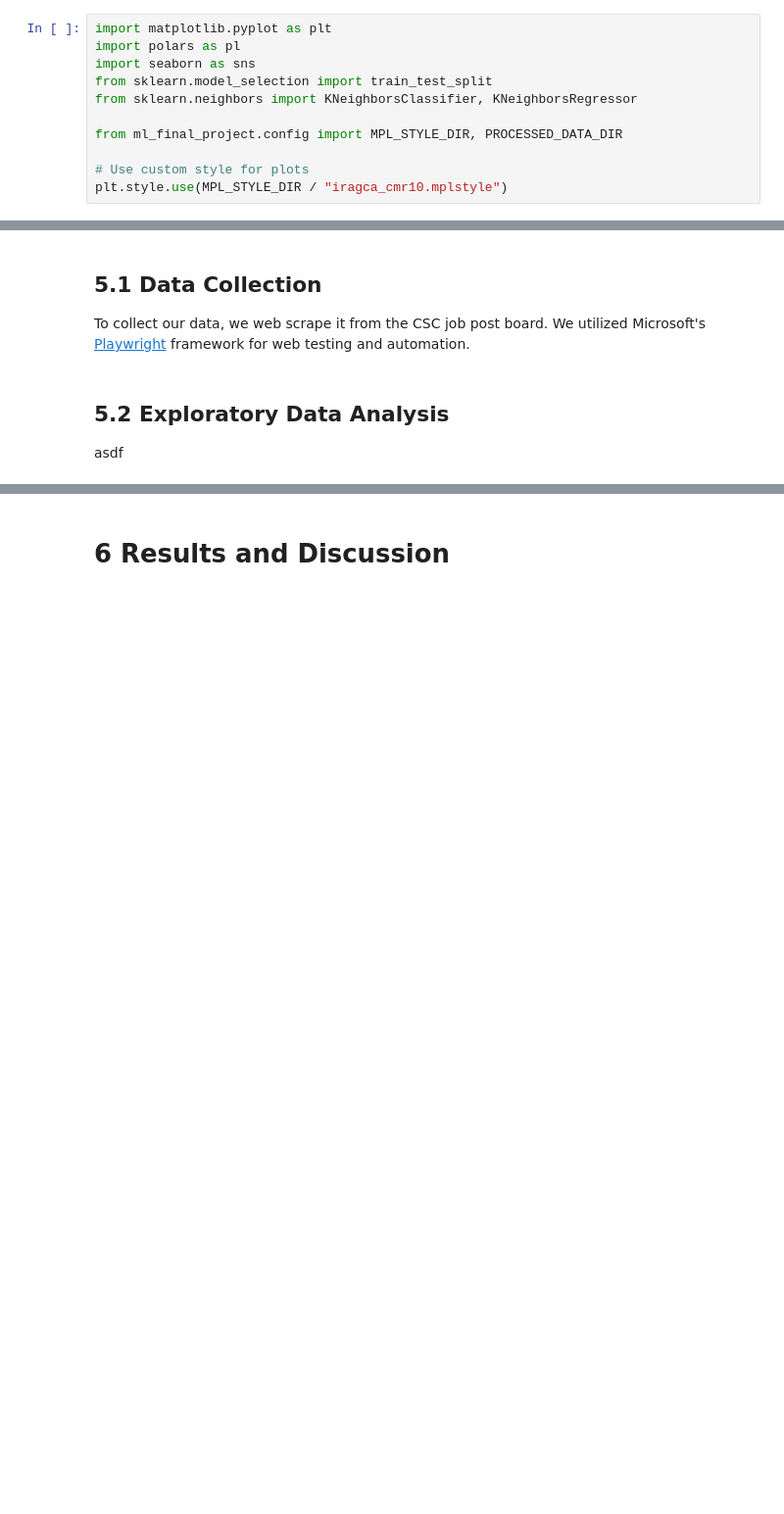
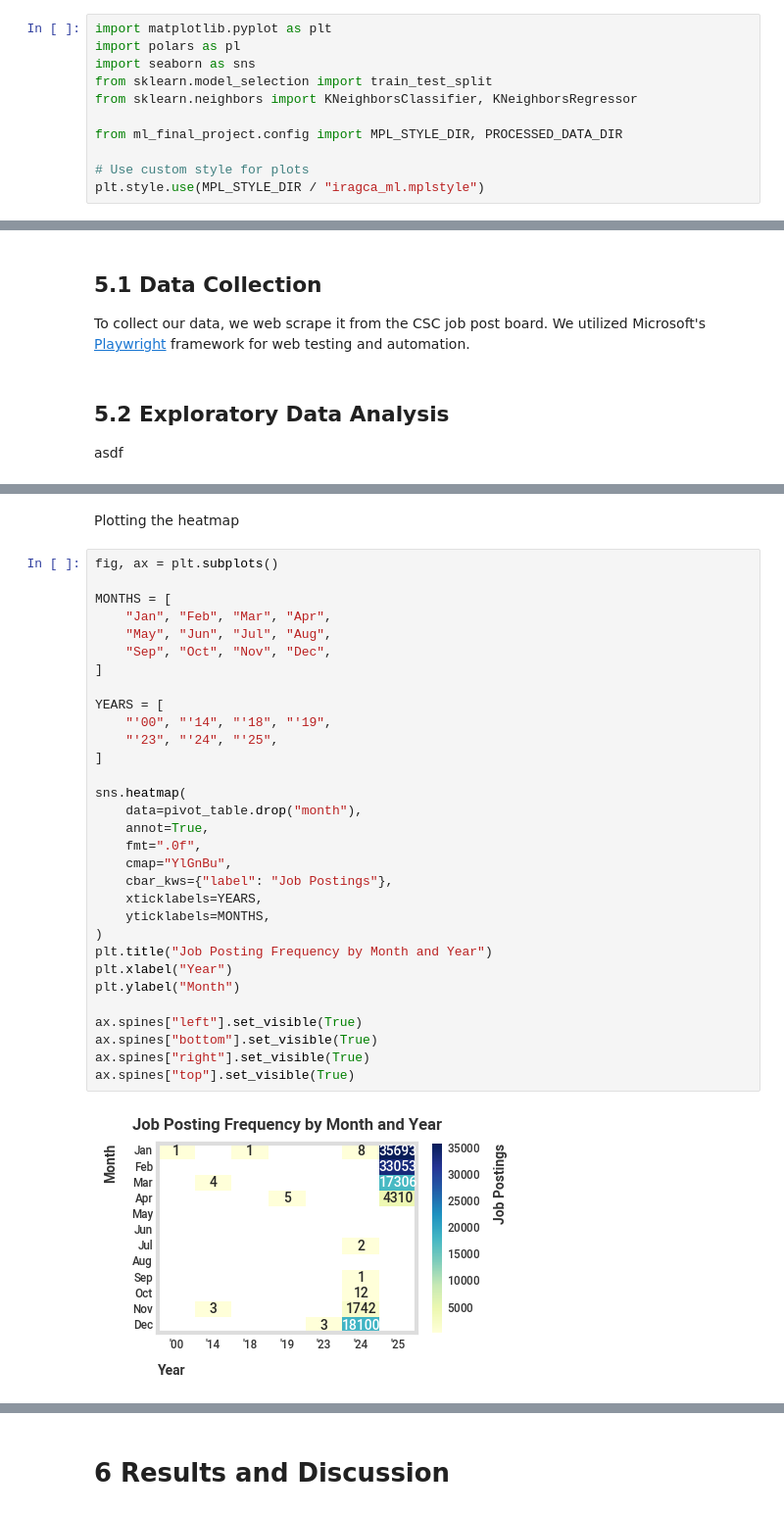
Before and after one commit to iragca/ml-final-project, a Jupyter notebook: notebooks/3.0-iragca-modeling.ipynb, the cells around one changed output, grey strips where cells are left out. Shown at 98% size. Cells and saved outputs as stored; diff of their text form; blank space fills up the shorter version.

```diff
--- a/notebooks/3.0-iragca-modeling.ipynb
+++ b/notebooks/3.0-iragca-modeling.ipynb
@@ -59,4 +60,4 @@ from sklearn.neighbors import KNeighborsClassifier, KNeighborsRegressor
 from ml_final_project.config import MPL_STYLE_DIR, PROCESSED_DATA_DIR
 
 # Use custom style for plots
-plt.style.use(MPL_STYLE_DIR / "iragca_cmr10.mplstyle")
+plt.style.use(MPL_STYLE_DIR / "iragca_ml.mplstyle")
@@ -110,0 +163,35 @@ shape: (110_248, 7)
+# %% [markdown]
+Plotting the heatmap
+# %%
+fig, ax = plt.subplots()
+
+MONTHS = [
+    "Jan", "Feb", "Mar", "Apr",
+    "May", "Jun", "Jul", "Aug",
+    "Sep", "Oct", "Nov", "Dec",
+]
+
+YEARS = [
+    "'00", "'14", "'18", "'19",
+    "'23", "'24", "'25",
+]
+
+sns.heatmap(
+    data=pivot_table.drop("month"),
+    annot=True,
+    fmt=".0f",
+    cmap="YlGnBu",
+    cbar_kws={"label": "Job Postings"},
+    xticklabels=YEARS,
+    yticklabels=MONTHS,
+)
+plt.title("Job Posting Frequency by Month and Year")
+plt.xlabel("Year")
+plt.ylabel("Month")
+
+ax.spines["left"].set_visible(True)
+ax.spines["bottom"].set_visible(True)
+ax.spines["right"].set_visible(True)
+ax.spines["top"].set_visible(True)
+# %% [output]
+[figure, added]
```
Also changed, not shown: parts of 10 cells of this notebook.
